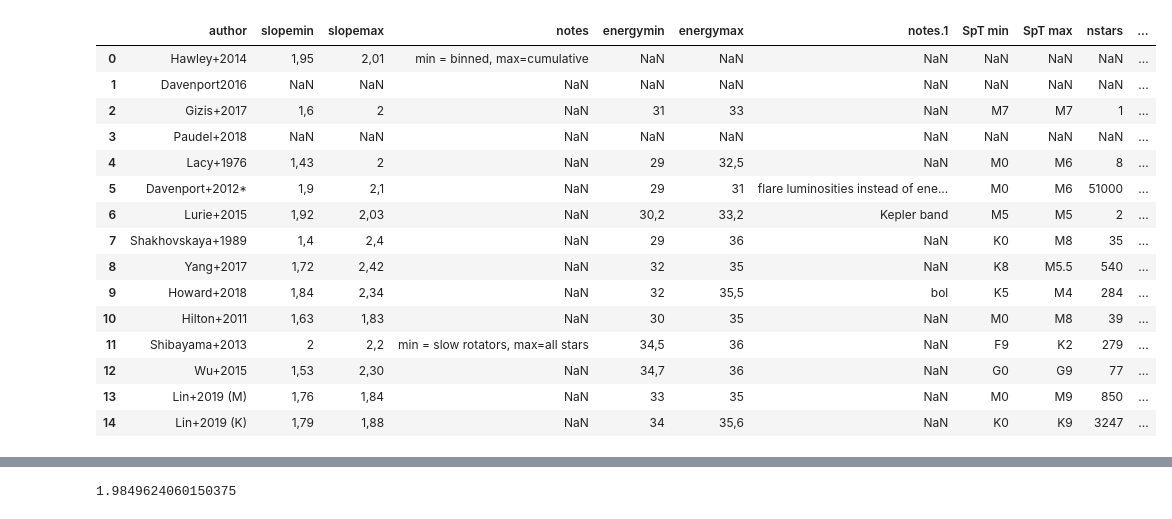
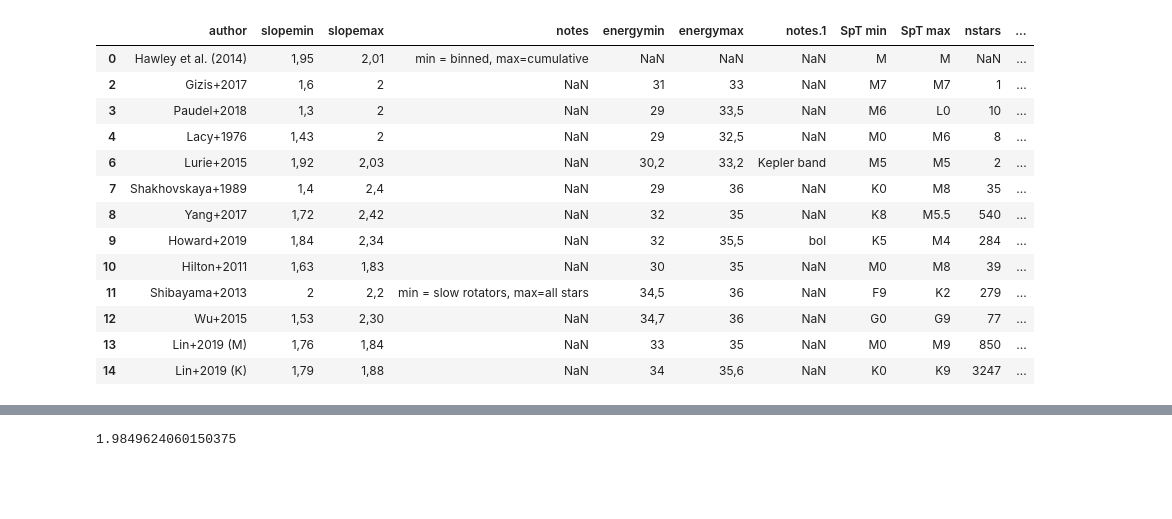
Before and after one commit to ekaterinailin/flares-in-clusters-ii-draft, a Jupyter notebook: Alpha_prior.ipynb, the cells around one changed output, grey strips where cells are left out. Saved outputs shown, nothing was run; the diff lists cells and outputs as text; code cells hidden in the pictures; blank space fills up the shorter version.

Commit message:
Literature review complete first draft and table.

```diff
--- a/Alpha_prior.ipynb
+++ b/Alpha_prior.ipynb
@@ -25,19 +25,18 @@ def import_matplotlib_style(label_size = 16):
 import_matplotlib_style()
 # %%
 df = pd.read_csv('optical_flares_FFD_slopes_literature.csv', dtype=str)
+df = df[df.ignore=="0"]
 df
 # %% [output]
 |  | author | slopemin | slopemax | notes | energymin | energymax | notes.1 | SpT min | SpT max | nstars | ... |
-| 0 | Hawley+2014 | 1,95 | 2,01 | min = binned, max=cumulative | NaN | NaN | NaN | NaN | NaN | NaN | ... |
-| 1 | Davenport2016 | NaN | NaN | NaN | NaN | NaN | NaN | NaN | NaN | NaN | ... |
+| 0 | Hawley et al. (2014) | 1,95 | 2,01 | min = binned, max=cumulative | NaN | NaN | NaN | M | M | NaN | ... |
 | 2 | Gizis+2017 | 1,6 | 2 | NaN | 31 | 33 | NaN | M7 | M7 | 1 | ... |
-| 3 | Paudel+2018 | NaN | NaN | NaN | NaN | NaN | NaN | NaN | NaN | NaN | ... |
+| 3 | Paudel+2018 | 1,3 | 2 | NaN | 29 | 33,5 | NaN | M6 | L0 | 10 | ... |
 | 4 | Lacy+1976 | 1,43 | 2 | NaN | 29 | 32,5 | NaN | M0 | M6 | 8 | ... |
-| 5 | Davenport+2012* | 1,9 | 2,1 | NaN | 29 | 31 | flare luminosities instead of ene... | M0 | M6 | 51000 | ... |
 | 6 | Lurie+2015 | 1,92 | 2,03 | NaN | 30,2 | 33,2 | Kepler band | M5 | M5 | 2 | ... |
 | 7 | Shakhovskaya+1989 | 1,4 | 2,4 | NaN | 29 | 36 | NaN | K0 | M8 | 35 | ... |
 | 8 | Yang+2017 | 1,72 | 2,42 | NaN | 32 | 35 | NaN | K8 | M5.5 | 540 | ... |
-| 9 | Howard+2018 | 1,84 | 2,34 | NaN | 32 | 35,5 | bol | K5 | M4 | 284 | ... |
+| 9 | Howard+2019 | 1,84 | 2,34 | NaN | 32 | 35,5 | bol | K5 | M4 | 284 | ... |
 | 10 | Hilton+2011 | 1,63 | 1,83 | NaN | 30 | 35 | NaN | M0 | M8 | 39 | ... |
 | 11 | Shibayama+2013 | 2 | 2,2 | min = slow rotators, max=all stars | 34,5 | 36 | NaN | F9 | K2 | 279 | ... |
 | 12 | Wu+2015 | 1,53 | 2,30 | NaN | 34,7 | 36 | NaN | G0 | G9 | 77 | ... |
```
Also changed, not shown: parts of 2 cells of this notebook, 9 other files.
